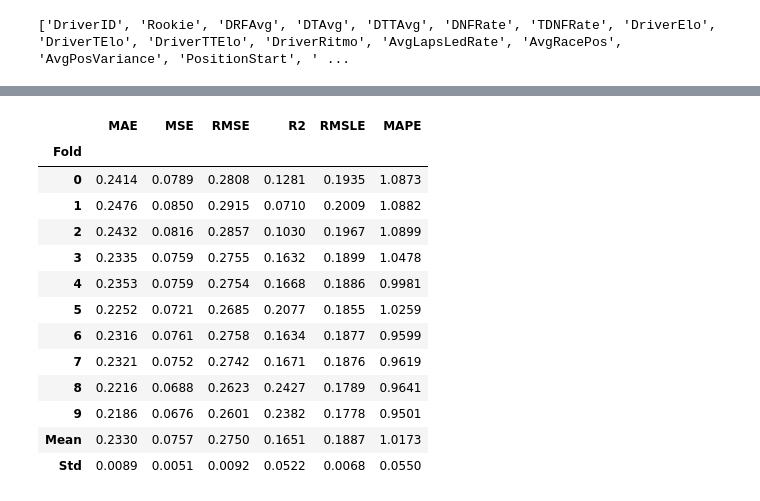
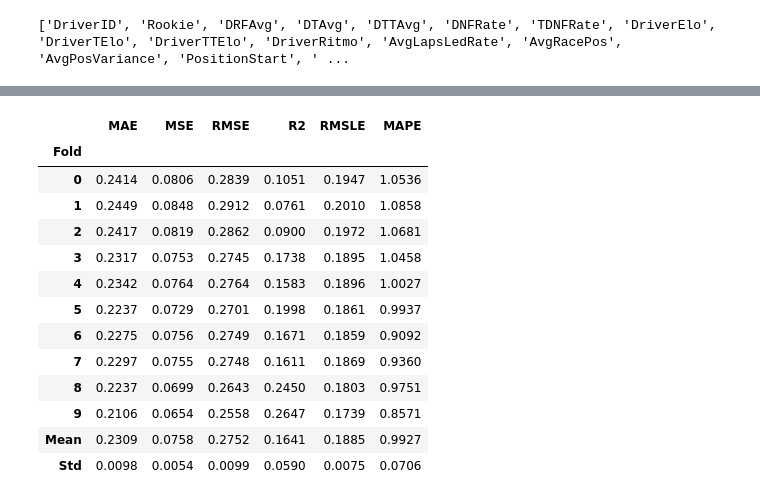
Before and after one commit to Lemaque14/Sports-Prediction-System, a Jupyter notebook: IndyCar/MLModel_IndyCar.ipynb, the cells around one changed output, grey strips where cells are left out. Saved outputs shown, nothing was run; the diff lists cells and outputs as text; code cells hidden in the pictures.

```diff
--- a/IndyCar/MLModel_IndyCar.ipynb
+++ b/IndyCar/MLModel_IndyCar.ipynb
@@ -1002,23 +1027,23 @@ newpred = predict_model(blend10_tune, data=data_unseen)
 [LightGBM] [Warning] bagging_fraction is set=0.7, subsample=1.0 will be ignored. Current value: bagging_fraction=0.7
 [LightGBM] [Warning] bagging_freq is set=6, subsample_freq=0 will be ignored. Current value: bagging_freq=6
 # %%
-blend11 = blend_models([lgbm_tune, gbr_tune])
+blend11 = blend_models([lgbm_tune, gbr])
 # %% [output]
 [interactive output not drawn]
 |  | MAE | MSE | RMSE | R2 | RMSLE | MAPE |
 | Fold |  |  |  |  |  |  |
-| 0 | 0.2414 | 0.0789 | 0.2808 | 0.1281 | 0.1935 | 1.0873 |
-| 1 | 0.2476 | 0.0850 | 0.2915 | 0.0710 | 0.2009 | 1.0882 |
-| 2 | 0.2432 | 0.0816 | 0.2857 | 0.1030 | 0.1967 | 1.0899 |
-| 3 | 0.2335 | 0.0759 | 0.2755 | 0.1632 | 0.1899 | 1.0478 |
-| 4 | 0.2353 | 0.0759 | 0.2754 | 0.1668 | 0.1886 | 0.9981 |
-| 5 | 0.2252 | 0.0721 | 0.2685 | 0.2077 | 0.1855 | 1.0259 |
-| 6 | 0.2316 | 0.0761 | 0.2758 | 0.1634 | 0.1877 | 0.9599 |
-| 7 | 0.2321 | 0.0752 | 0.2742 | 0.1671 | 0.1876 | 0.9619 |
-| 8 | 0.2216 | 0.0688 | 0.2623 | 0.2427 | 0.1789 | 0.9641 |
-| 9 | 0.2186 | 0.0676 | 0.2601 | 0.2382 | 0.1778 | 0.9501 |
-| Mean | 0.2330 | 0.0757 | 0.2750 | 0.1651 | 0.1887 | 1.0173 |
-| Std | 0.0089 | 0.0051 | 0.0092 | 0.0522 | 0.0068 | 0.0550 |
+| 0 | 0.2414 | 0.0806 | 0.2839 | 0.1051 | 0.1947 | 1.0536 |
+| 1 | 0.2449 | 0.0848 | 0.2912 | 0.0761 | 0.2010 | 1.0858 |
+| 2 | 0.2417 | 0.0819 | 0.2862 | 0.0900 | 0.1972 | 1.0681 |
+| 3 | 0.2317 | 0.0753 | 0.2745 | 0.1738 | 0.1895 | 1.0458 |
+| 4 | 0.2342 | 0.0764 | 0.2764 | 0.1583 | 0.1896 | 1.0027 |
+| 5 | 0.2237 | 0.0729 | 0.2701 | 0.1998 | 0.1861 | 0.9937 |
+| 6 | 0.2275 | 0.0756 | 0.2749 | 0.1671 | 0.1859 | 0.9092 |
+| 7 | 0.2297 | 0.0755 | 0.2748 | 0.1611 | 0.1869 | 0.9360 |
+| 8 | 0.2237 | 0.0699 | 0.2643 | 0.2450 | 0.1803 | 0.9751 |
+| 9 | 0.2106 | 0.0654 | 0.2558 | 0.2647 | 0.1739 | 0.8571 |
+| Mean | 0.2309 | 0.0758 | 0.2752 | 0.1641 | 0.1885 | 0.9927 |
+| Std | 0.0098 | 0.0054 | 0.0099 | 0.0590 | 0.0075 | 0.0706 |
 [interactive output not drawn]
 # %%
 blend11_tune = tune_model(blend11)
```
Also changed, not shown: parts of 75 cells of this notebook, 6 other files.
